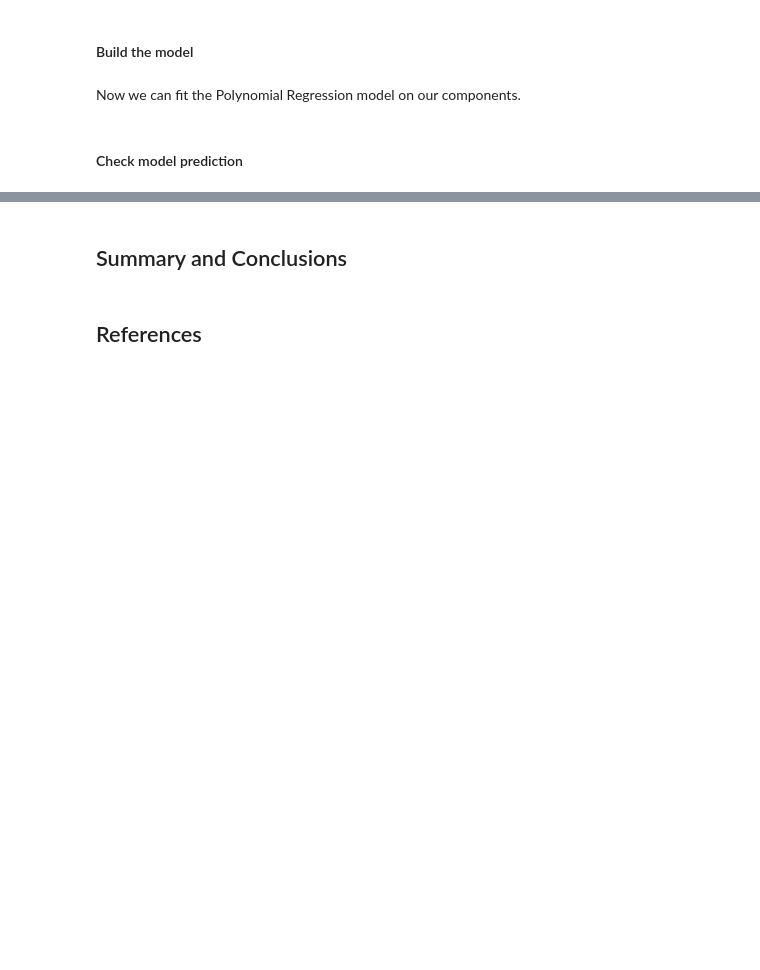
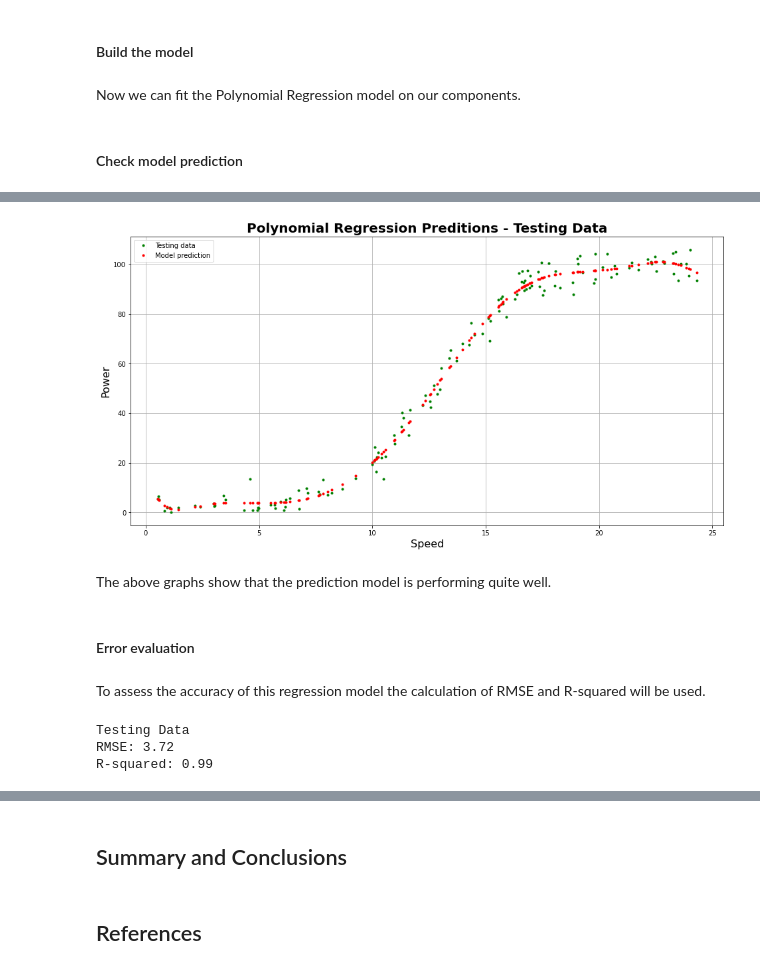
Before and after one commit to G00376332/52954-MachineLearning_Project, a Jupyter notebook: Project.ipynb, the cells around one changed output, grey strips where cells are left out. Drawn from its saved outputs; the diff is of its cells as text; code cells hidden in the pictures; blank space fills up the shorter version.

```diff
--- a/Project.ipynb
+++ b/Project.ipynb
@@ -259,0 +305,41 @@ for i in range (4):
+# %%
+s_test_poly = poly.fit_transform(speed_test)
+# Use linear regression as model on the power train values
+m2 = LinearRegression()
+m2.fit(s_test_poly, power_test)
+
+# Create predicted model
+pwr_test_predicted = m2.predict(s_test_poly)
+# %%
+# Define chart size
+plt.figure(figsize=(16,8))
+# Add grid lines
+plt.grid(True)
+# Add title to the chart
+plt.title("Polynomial Regression Preditions - Testing Data", fontweight="bold", fontsize=20)
+# # Add x lable to the chart
+plt.xlabel('Speed', size=16)
+# Add y lable to the chart
+plt.ylabel('Power', size=16)
+# Plot and show data
+plt.plot(speed_test, power_test, '.g', label='Testing data')
+plt.plot(speed_test, pwr_test_predicted, 'r.', label='Model prediction')
+plt.legend(loc='best')
+plt.show()
+# %% [output]
+[figure, added]
+# %% [markdown]
+The above graphs show that the prediction model is performing quite well.
+# %% [markdown]
+#### Error evaluation
+# %% [markdown]
+To assess the accuracy of this regression model the calculation of RMSE and R-squared will be used.
+# %%
+# Calculate and display RMSE and R2
+print("\nTesting Data")
+print("RMSE: %.2f"% np.sqrt(mean_squared_error(power_test, pwr_test_predicted)))
+print("R-squared: %.2f"% r2_score(power_test, pwr_test_predicted))
+# %% [output]
+Testing Data
+RMSE: 3.72
+R-squared: 0.99
```
Also changed, not shown: parts of 10 cells of this notebook, 1 other file.
